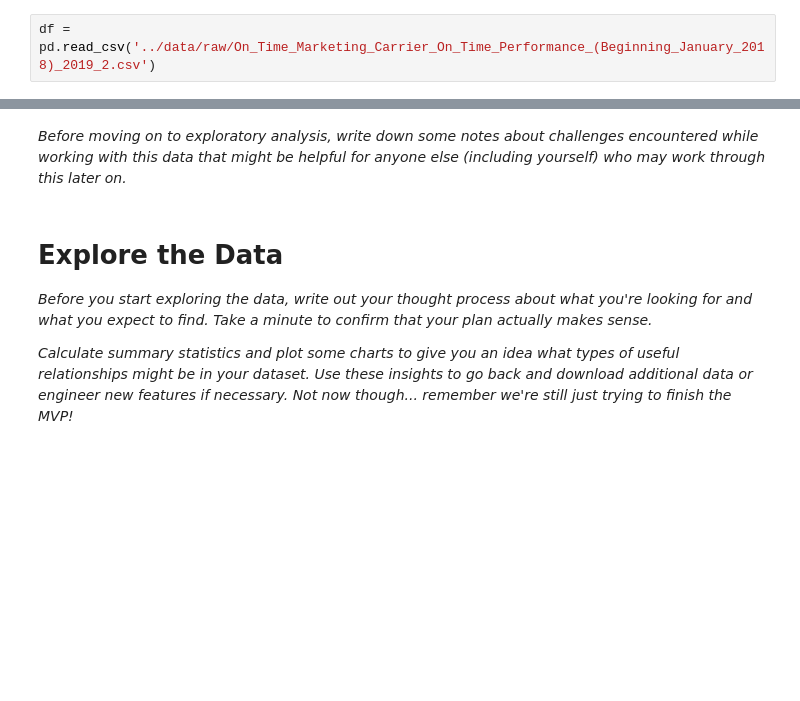
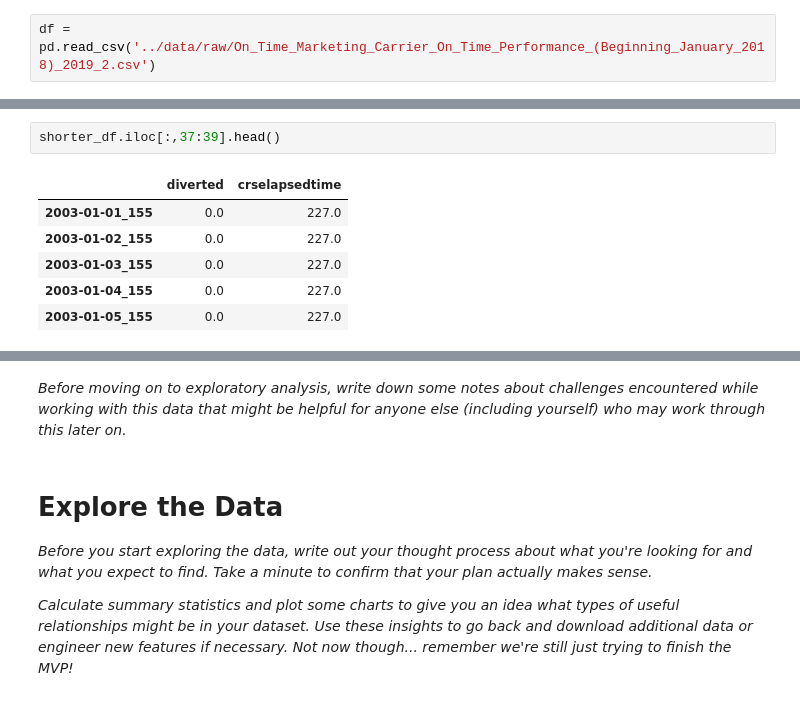
Before and after one commit to BotScutters/predicting-flight-cancellations, a Jupyter notebook: notebooks/mvp.ipynb, the cells around one changed output, grey strips where cells are left out. Cells and saved outputs as stored; diff of their text form; blank space fills up the shorter version.

```diff
--- a/notebooks/mvp.ipynb
+++ b/notebooks/mvp.ipynb
@@ -401,0 +780,9 @@ def run():
+# %%
+shorter_df.iloc[:,37:39].head()
+# %% [output]
+|  | diverted | crselapsedtime |
+| 2003-01-01_155 | 0.0 | 227.0 |
+| 2003-01-02_155 | 0.0 | 227.0 |
+| 2003-01-03_155 | 0.0 | 227.0 |
+| 2003-01-04_155 | 0.0 | 227.0 |
+| 2003-01-05_155 | 0.0 | 227.0 |
```
Also changed, not shown: parts of 12 cells of this notebook.
